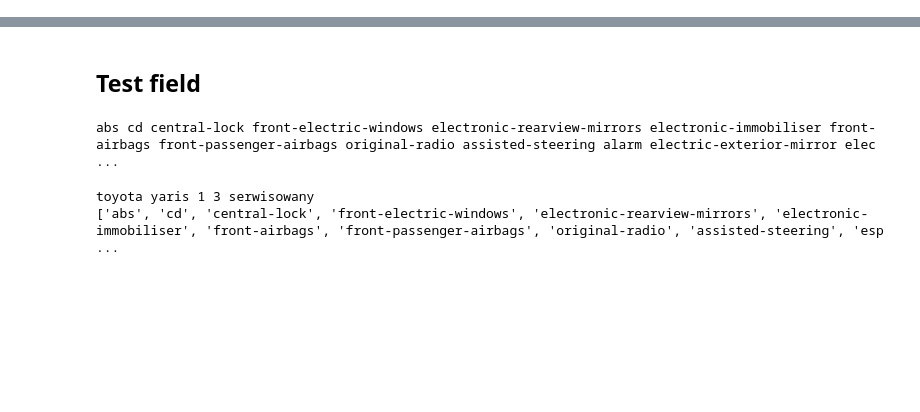
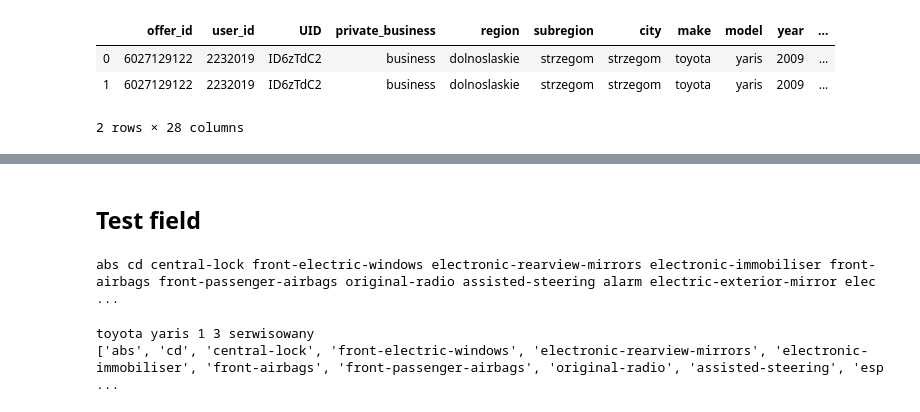
Before and after one commit to mgurg/py_otomoto, a Jupyter notebook: py_otomoto.ipynb, the cells around one changed output, grey strips where cells are left out. Saved outputs shown, nothing was run; the diff lists cells and outputs as text; code cells hidden in the pictures; blank space fills up the shorter version.

```diff
--- a/py_otomoto.ipynb
+++ b/py_otomoto.ipynb
@@ -0,0 +28,7 @@
+# %%
+df3.head()
+# %% [output]
+|  | offer_id | user_id | UID | private_business | region | subregion | city | make | model | year | ... |
+| 0 | 6027129122 | 2232019 | ID6zTdC2 | business | dolnoslaskie | strzegom | strzegom | toyota | yaris | 2009 | ... |
+| 1 | 6027129122 | 2232019 | ID6zTdC2 | business | dolnoslaskie | strzegom | strzegom | toyota | yaris | 2009 | ... |
+2 rows × 28 columns
```
Also changed, not shown: parts of 6 cells of this notebook, 2 other files.
